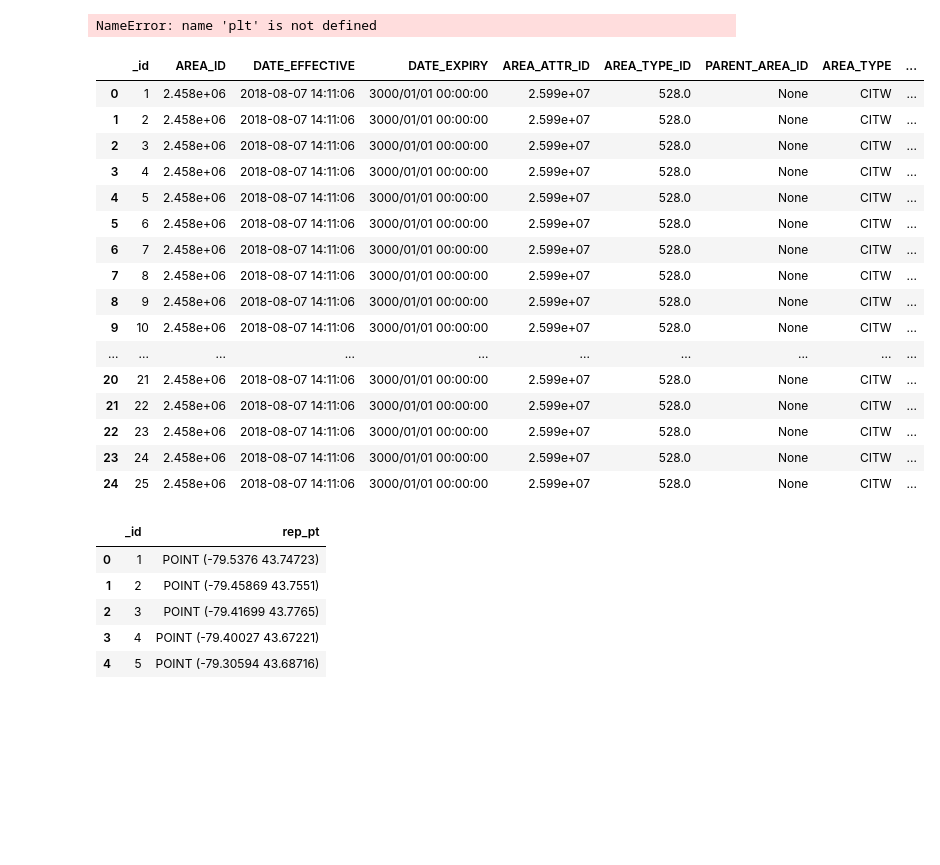
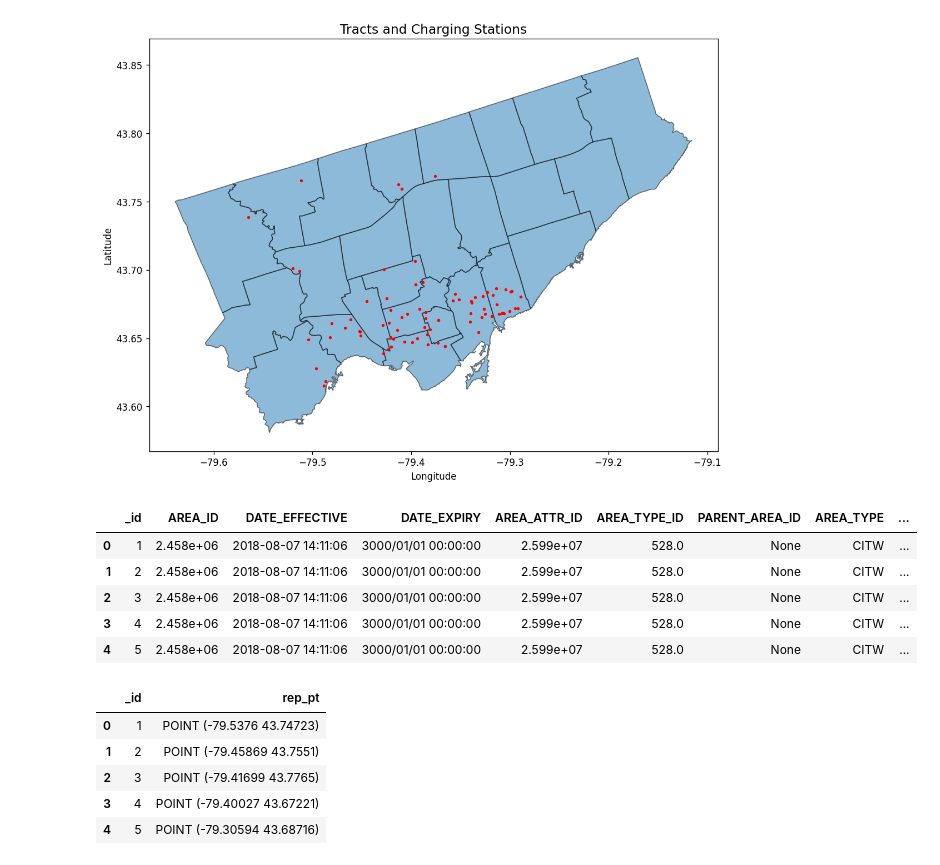
Before and after one commit to Amirhossein-Nourbakhsh/MappyLearning, a Jupyter notebook: EVChargingStation/EV_Charging_Gaps.ipynb, the cells around one changed output. Cells and saved outputs as stored; diff of their text form; code cells hidden in the pictures; blank space fills up the shorter version.

```diff
--- a/EVChargingStation/EV_Charging_Gaps.ipynb
+++ b/EVChargingStation/EV_Charging_Gaps.ipynb
@@ -52,0 +18,26 @@ tracts_crs, chargers_crs
+# %%
+import geopandas as gpd
+import pandas as pd
+
+USER   = "Amirhossein-Nourbakhsh"
+REPO   = "MappyLearning"
+BRANCH = "main"
+
+BASE = f"https://raw.githubusercontent.com/{USER}/{REPO}/{BRANCH}"
+
+TRACTS_URL   = f"{BASE}/EVChargingStation/City_Wards_4326.geojson"
+CHARGERS_URL = f"{BASE}/EVChargingStation/Charging_Station_Map_4326.geojson"
+POP_URL      = f"{BASE}/EVChargingStation/CensusData.csv"
+
+# Read
+tracts   = gpd.read_file(TRACTS_URL)
+chargers = gpd.read_file(CHARGERS_URL)
+population_df = pd.read_csv(POP_URL)
+
+# CRS 4326 explicitly:
+tracts   = tracts.to_crs("EPSG:4326")
+chargers = chargers.to_crs("EPSG:4326")
+
+# Join population (make sure the _id exists in both)
+tracts = tracts.merge(population_df, on="_id", how="left")
+tracts.crs, chargers.crs
@@ -53,36 +62,25 @@ tracts_crs, chargers_crs
 # %%
 # Plot the tracts and chargers
-fig, ax = plt.subplots() # Create a figure and a set of subplots
+fig, ax = plt.subplots()
 
-tracts.plot(ax=ax, alpha=0.5, edgecolor='k') # Plot the tracts on the axes with some transparency and black edges
-chargers.plot(ax=ax, marker='o', color='red', markersize=5) # Plot the charging stations on the same axes as red circles
+tracts.plot(ax=ax, alpha=0.5, edgecolor='k')
+chargers.plot(ax=ax, marker='o', color='red', markersize=5)
 
-ax.set_title("Tracts and Charging Stations") # Set the title of the plot
-ax.set_xlabel("Longitude") # Set the label for the x-axis
-ax.set_ylabel("Latitude") # Set the label for the y-axis
-plt.show() # Display the plot
+ax.set_title("Tracts and Charging Stations")
+ax.set_xlabel("Longitude")
+ax.set_ylabel("Latitude")
+plt.show()
 # %% [output]
-NameError: name 'plt' is not defined
+[figure, added]
 # %%
-tracts
+tracts.head()
 # %% [output]
 |  | _id | AREA_ID | DATE_EFFECTIVE | DATE_EXPIRY | AREA_ATTR_ID | AREA_TYPE_ID | PARENT_AREA_ID | AREA_TYPE | ... |
 | 0 | 1 | 2.458e+06 | 2018-08-07 14:11:06 | 3000/01/01 00:00:00 | 2.599e+07 | 528.0 | None | CITW | ... |
 | 1 | 2 | 2.458e+06 | 2018-08-07 14:11:06 | 3000/01/01 00:00:00 | 2.599e+07 | 528.0 | None | CITW | ... |
 | 2 | 3 | 2.458e+06 | 2018-08-07 14:11:06 | 3000/01/01 00:00:00 | 2.599e+07 | 528.0 | None | CITW | ... |
 | 3 | 4 | 2.458e+06 | 2018-08-07 14:11:06 | 3000/01/01 00:00:00 | 2.599e+07 | 528.0 | None | CITW | ... |
 | 4 | 5 | 2.458e+06 | 2018-08-07 14:11:06 | 3000/01/01 00:00:00 | 2.599e+07 | 528.0 | None | CITW | ... |
-| 5 | 6 | 2.458e+06 | 2018-08-07 14:11:06 | 3000/01/01 00:00:00 | 2.599e+07 | 528.0 | None | CITW | ... |
-| 6 | 7 | 2.458e+06 | 2018-08-07 14:11:06 | 3000/01/01 00:00:00 | 2.599e+07 | 528.0 | None | CITW | ... |
-| 7 | 8 | 2.458e+06 | 2018-08-07 14:11:06 | 3000/01/01 00:00:00 | 2.599e+07 | 528.0 | None | CITW | ... |
-| 8 | 9 | 2.458e+06 | 2018-08-07 14:11:06 | 3000/01/01 00:00:00 | 2.599e+07 | 528.0 | None | CITW | ... |
-| 9 | 10 | 2.458e+06 | 2018-08-07 14:11:06 | 3000/01/01 00:00:00 | 2.599e+07 | 528.0 | None | CITW | ... |
-| ... | ... | ... | ... | ... | ... | ... | ... | ... | ... |
-| 20 | 21 | 2.458e+06 | 2018-08-07 14:11:06 | 3000/01/01 00:00:00 | 2.599e+07 | 528.0 | None | CITW | ... |
-| 21 | 22 | 2.458e+06 | 2018-08-07 14:11:06 | 3000/01/01 00:00:00 | 2.599e+07 | 528.0 | None | CITW | ... |
-| 22 | 23 | 2.458e+06 | 2018-08-07 14:11:06 | 3000/01/01 00:00:00 | 2.599e+07 | 528.0 | None | CITW | ... |
-| 23 | 24 | 2.458e+06 | 2018-08-07 14:11:06 | 3000/01/01 00:00:00 | 2.599e+07 | 528.0 | None | CITW | ... |
-| 24 | 25 | 2.458e+06 | 2018-08-07 14:11:06 | 3000/01/01 00:00:00 | 2.599e+07 | 528.0 | None | CITW | ... |
 # %%
 # representative_point() is guaranteed to lie within the polygon
 tract_id_col = "_id"
```
Also changed, not shown: parts of 4 cells of this notebook.
